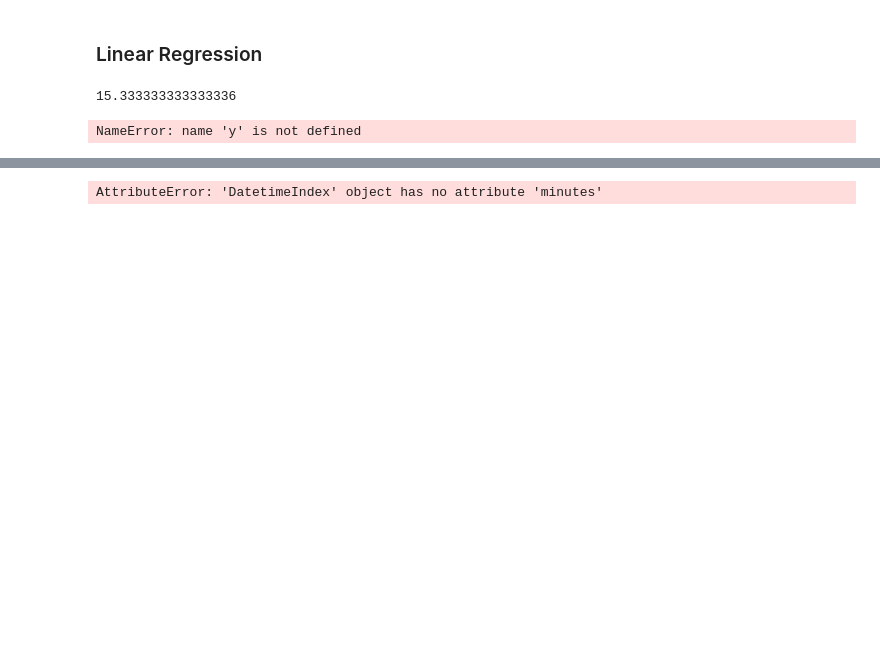
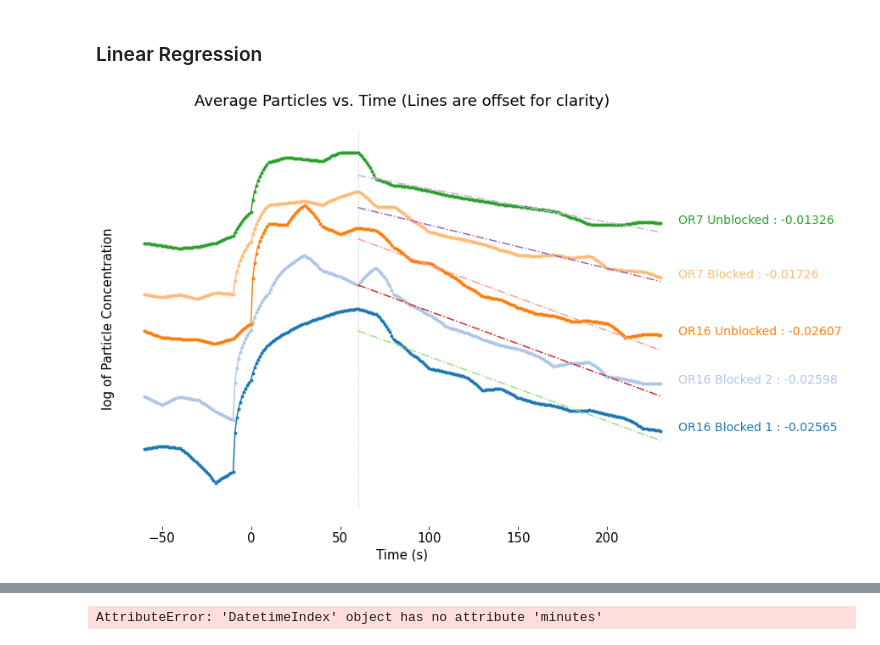
Before and after one commit to rrochlin/UWMedDecember, a Jupyter notebook: Analysis.ipynb, the cells around one changed output, grey strips where cells are left out. Cells and saved outputs as stored; diff of their text form; code cells hidden in the pictures; blank space fills up the shorter version.

```diff
--- a/Analysis.ipynb
+++ b/Analysis.ipynb
@@ -188,42 +214,39 @@ Text(0.5, 1.0, 'Outdoor Sensor Readings vs. Time')
 # %% [markdown]
 ### Linear Regression
-# %%
-yData.values[-1]
-# %% [output]
-15.333333333333336
 # %%
 fig = plt.figure(0,figsize=(12,9))
 ax = plt.subplot(111)
 ax.get_xaxis().tick_bottom()
 ax.get_yaxis().set_ticks([])
 ax.spines["top"].set_visible(False)
 ax.spines["bottom"].set_visible(False)
 ax.spines["right"].set_visible(False)
 ax.spines["left"].set_visible(False)
 ax.set_xlabel('Time (s)')
 ax.set_ylabel('log of Particle Concentration')
 plt.title('Average Particles vs. Time (Lines are offset for clarity)')
 plt.plot([60,60], [0,15], "--", lw=0.5, color="black", alpha=0.3)
+spaceFactor = 2
 
 for idx,x in enumerate(stAvgDf):
 
     yData = stAvgDf[x]['Average']
     xData = indexList[x]
 
     yPoints = np.log(stAvgDf[x]['Average'][120:])
-    xPoints = np.array([i+60 for i in range(len(y))])
+    xPoints = np.array([i+60 for i in range(len(yPoints))])
     m,b = np.polyfit(xPoints,yPoints,1)
 
-    ax.plot([i for i in range(-60,len(yData)-60)],np.log(yData)+idx*2,'.-',color = tableau20[idx],label = x + ': Coefficient  ' + str(round(m,3)) )
+    ax.plot([i for i in range(-60,len(yData)-60)],np.log(yData)+idx*spaceFactor,'.-',color = tableau20[idx],label = x + ': Coefficient  ' + str(round(m,3)) )
 
-    ax.plot(xPoints,m*xPoints+b+idx*2,'-.',color = tableau20[idx+5])
-    y_pos = yPoints.values[-1] + idx*2
+    ax.plot(xPoints,m*xPoints+b+idx*spaceFactor,'-.',color = tableau20[idx+5])
+    y_pos = yPoints.values[-1] + idx*spaceFactor
     plt.text(240, y_pos, x + ' : '+str(round(m,5)), fontsize=14, color=tableau20[idx])
 
 # # #For Exporting
 # mpld3.save_html(fig,'ParticleCountsWithFit.html')
 # %% [output]
-NameError: name 'y' is not defined
+[figure, added]
 # %%
 tmp = {}
 for idx,x in enumerate(stAvgDf):
```
Also changed, not shown: parts of 25 cells of this notebook, 1 other file.
